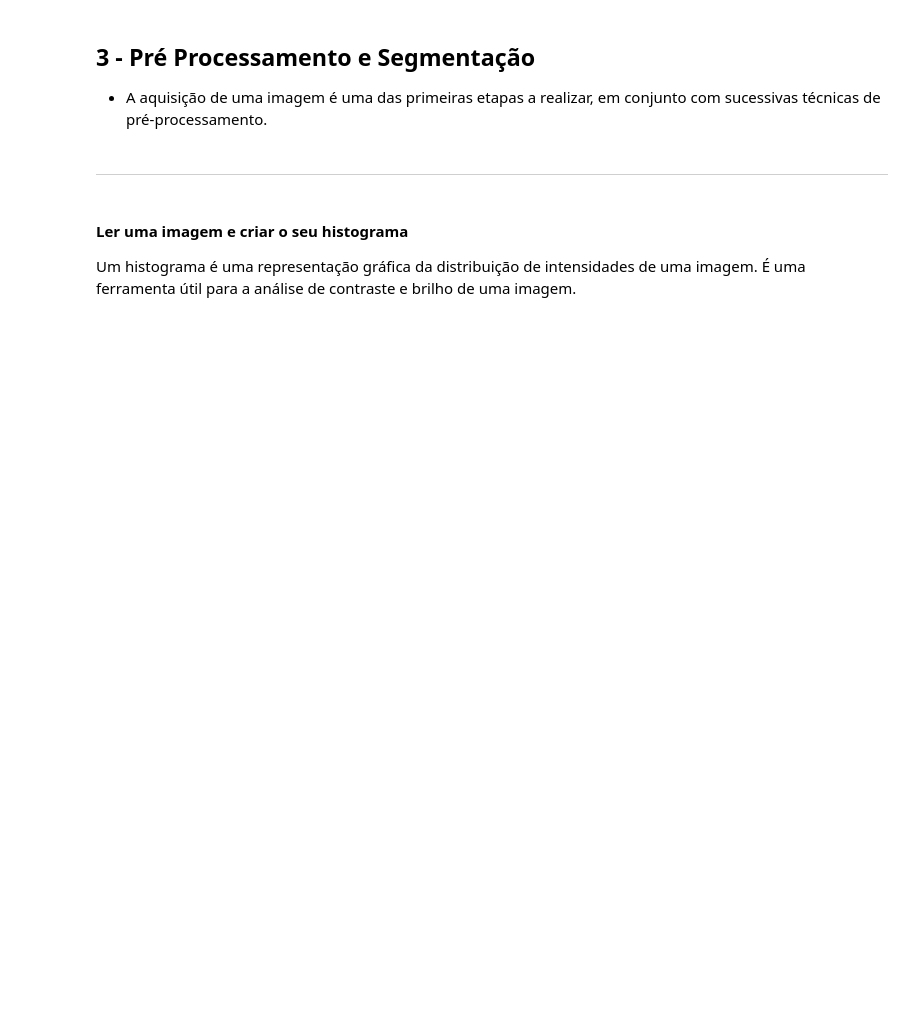
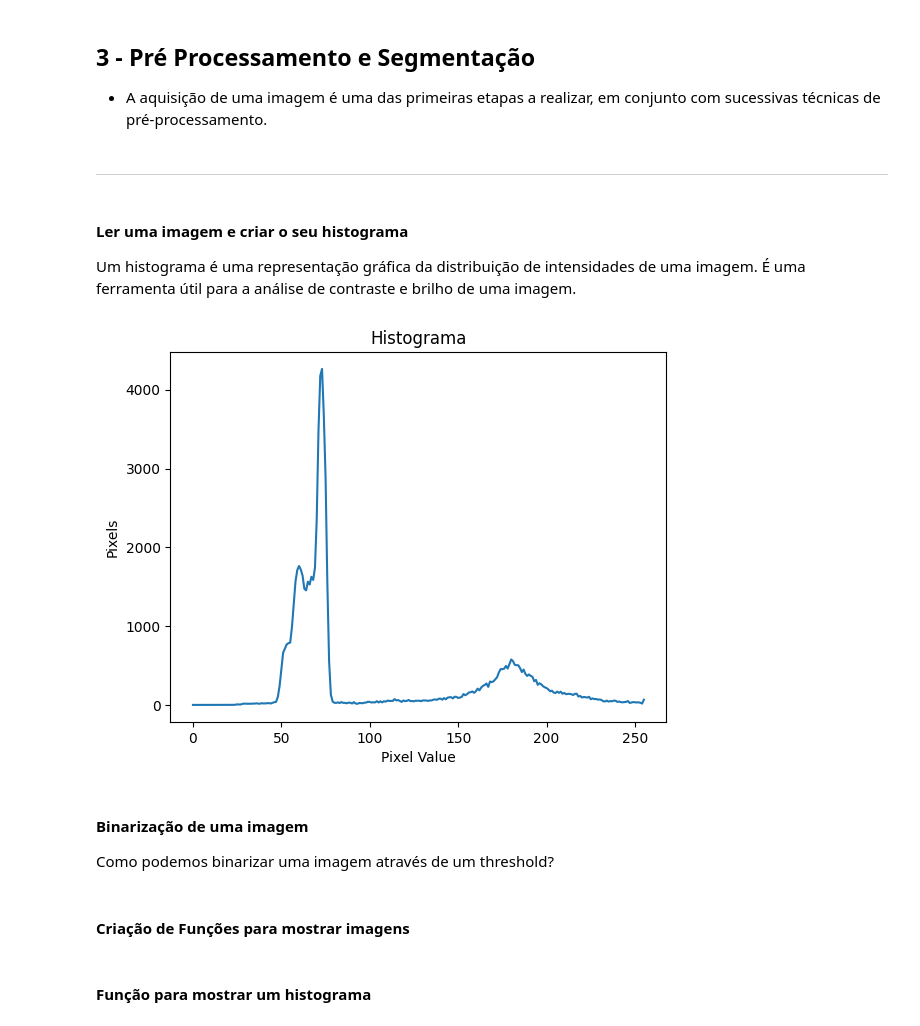
Before and after one commit to TiagoJCP/Visual_Image_Processing, a Jupyter notebook: ComputerVision/3-ComputerVision.ipynb, the cells around one changed output. Drawn from its saved outputs; the diff is of its cells as text; code cells hidden in the pictures; blank space fills up the shorter version.

```diff
--- a/ComputerVision/3-ComputerVision.ipynb
+++ b/ComputerVision/3-ComputerVision.ipynb
@@ -18,3 +18,23 @@
 # %% [markdown]
 #### Ler uma imagem e criar o seu histograma
 Um histograma é uma representação gráfica da distribuição de intensidades de uma imagem. É uma ferramenta útil para a análise de contraste e brilho de uma imagem.
+# %%
+import cv2
+import matplotlib.pyplot as plt
+
+image = cv2.imread(r"Images\coins.png")
+gray_image = cv2.cvtColor(image, cv2.COLOR_BGR2GRAY)
+
+hist = cv2.calcHist([gray_image], [0], None, [256], [0, 256])
+
+plt.plot(hist)
+plt.xlabel('Pixel Value')
+plt.ylabel('Pixels')
+plt.title('Histograma')
+plt.show()
+# %% [output]
+[figure, added]
+# %% [markdown]
+#### Binarização de uma imagem
+
+Como podemos binarizar uma imagem através de um threshold?
@@ -20,0 +59,2 @@ Um histograma é uma representação gráfica da distribuição de intensidades
+# %% [markdown]
+#### Criação de Funções para mostrar imagens
@@ -20,0 +94,2 @@ Um histograma é uma representação gráfica da distribuição de intensidades
+# %% [markdown]
+#### Função para mostrar um histograma
```
Also changed, not shown: parts of 5 cells of this notebook, 2 other files.
